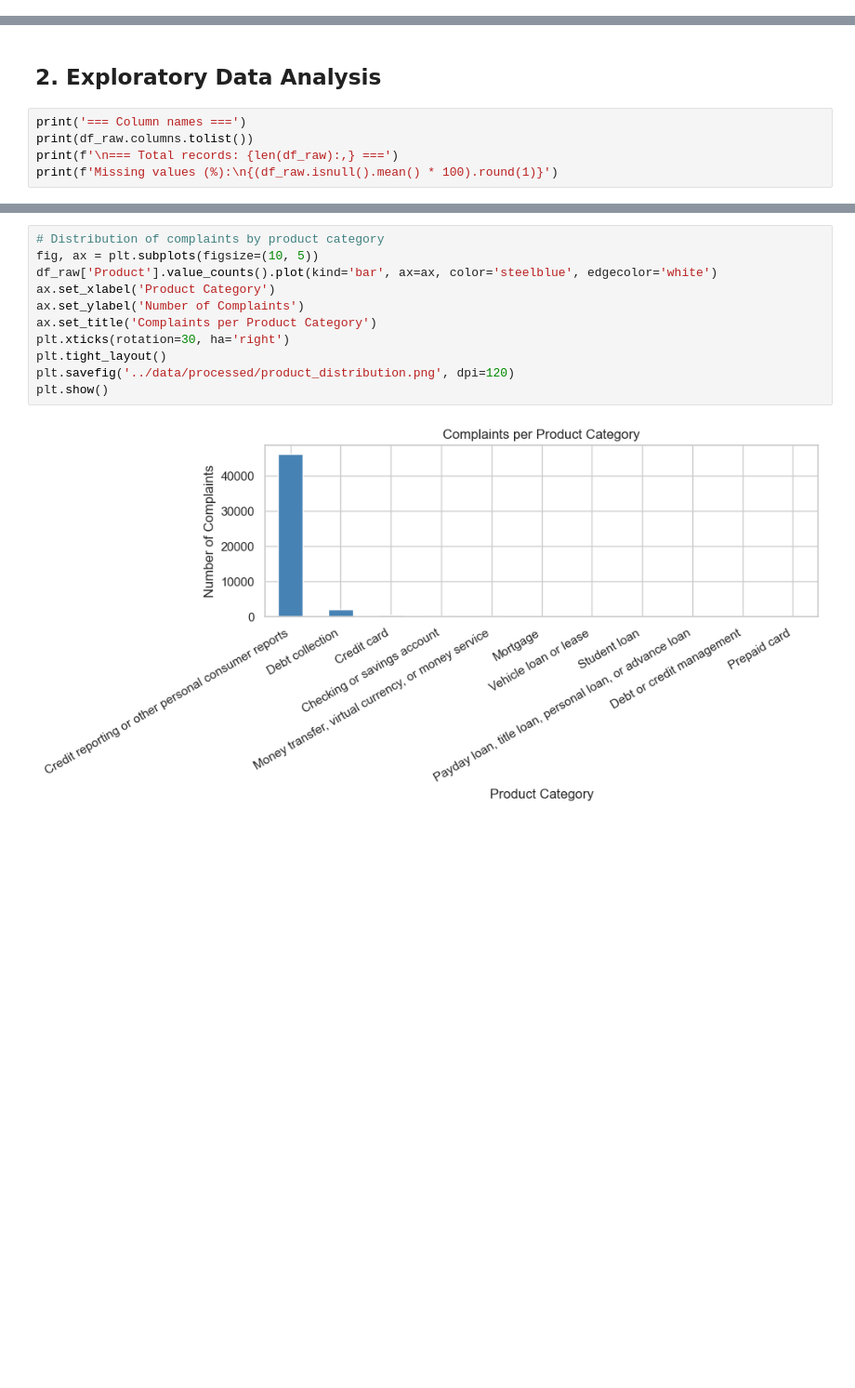
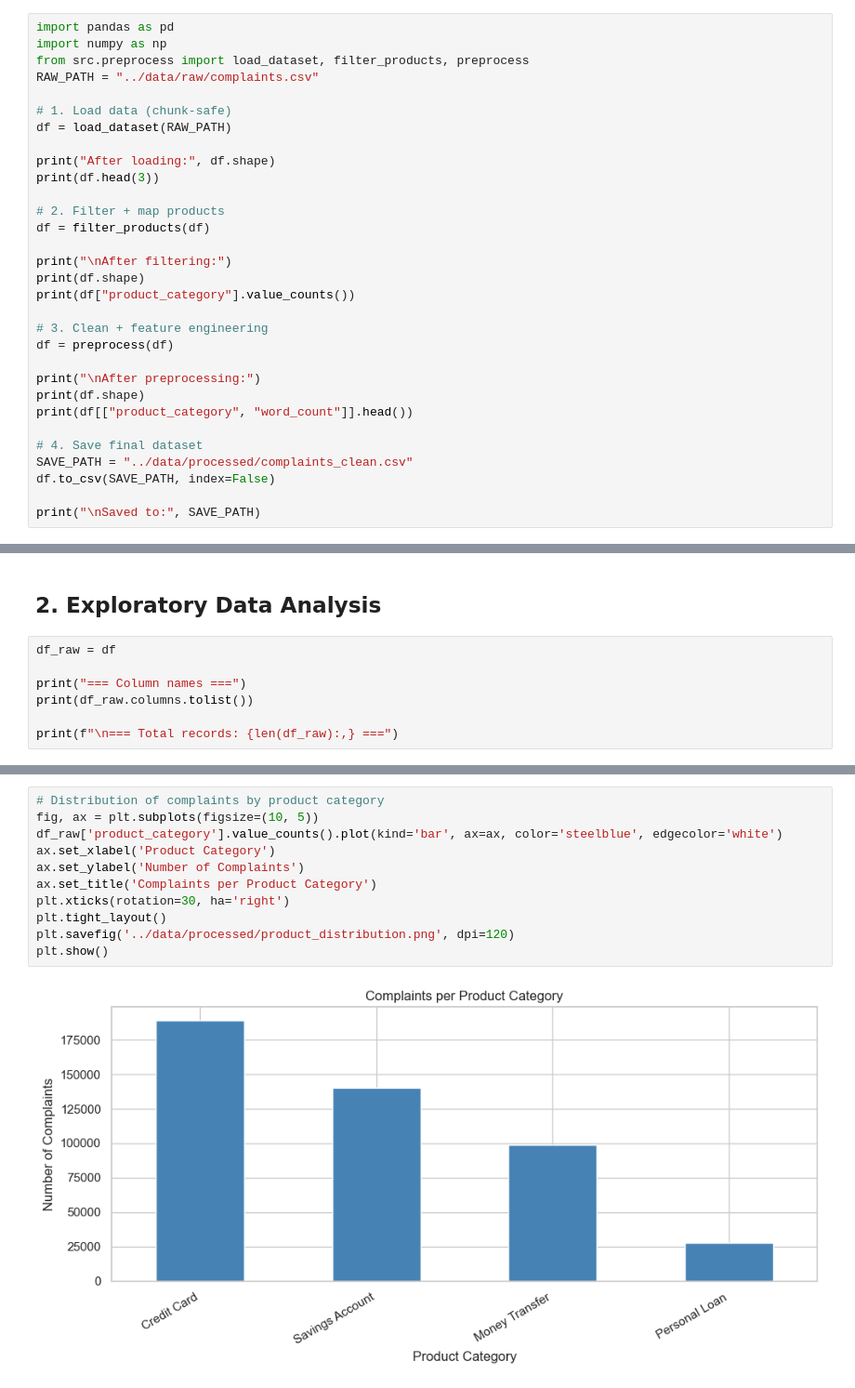
Before and after one commit to Simbogj/rag-complaint-chatbot, a Jupyter notebook: notebooks/01_eda_preprocessing.ipynb, the cells around one changed output, grey strips where cells are left out. Shown at 93% size. Saved outputs shown, nothing was run; the diff lists cells and outputs as text; blank space fills up the shorter version.

Commit message:
Fix EDA narrative handling and improve preprocessing pipeline

```diff
--- a/notebooks/01_eda_preprocessing.ipynb
+++ b/notebooks/01_eda_preprocessing.ipynb
@@ -53,0 +52,31 @@ Columns: ['Date received', 'Product', 'Sub-product', 'Issue', 'Sub-issue', 'Cons
+# %%
+import pandas as pd
+import numpy as np
+from src.preprocess import load_dataset, filter_products, preprocess
+RAW_PATH = "../data/raw/complaints.csv"
+
+# 1. Load data (chunk-safe)
+df = load_dataset(RAW_PATH)
+
+print("After loading:", df.shape)
+print(df.head(3))
+
+# 2. Filter + map products
+df = filter_products(df)
+
+print("\nAfter filtering:")
+print(df.shape)
+print(df["product_category"].value_counts())
+
+# 3. Clean + feature engineering
+df = preprocess(df)
+
+print("\nAfter preprocessing:")
+print(df.shape)
+print(df[["product_category", "word_count"]].head())
+
+# 4. Save final dataset
+SAVE_PATH = "../data/processed/complaints_clean.csv"
+df.to_csv(SAVE_PATH, index=False)
+
+print("\nSaved to:", SAVE_PATH)
@@ -54,9 +101,11 @@ Columns: ['Date received', 'Product', 'Sub-product', 'Issue', 'Sub-issue', 'Cons
 # %% [markdown]
 ## 2. Exploratory Data Analysis
 # %%
-print('=== Column names ===')
+df_raw = df
+
+print("=== Column names ===")
 print(df_raw.columns.tolist())
-print(f'\n=== Total records: {len(df_raw):,} ===')
-print(f'Missing values (%):\n{(df_raw.isnull().mean() * 100).round(1)}')
+
+print(f"\n=== Total records: {len(df_raw):,} ===")
 # %% [output]
 === Column names ===
@@ -79,14 +115,14 @@ dtype: float64
 # %%
 # Distribution of complaints by product category
 fig, ax = plt.subplots(figsize=(10, 5))
-df_raw['Product'].value_counts().plot(kind='bar', ax=ax, color='steelblue', edgecolor='white')
+df_raw['product_category'].value_counts().plot(kind='bar', ax=ax, color='steelblue', edgecolor='white')
 ax.set_xlabel('Product Category')
 ax.set_ylabel('Number of Complaints')
 ax.set_title('Complaints per Product Category')
 plt.xticks(rotation=30, ha='right')
 plt.tight_layout()
 plt.savefig('../data/processed/product_distribution.png', dpi=120)
 plt.show()
 # %% [output]
-[figure, old version]
+[figure, new version]
 # %%
```
Also changed, not shown: parts of 18 cells of this notebook, 2 other files.
